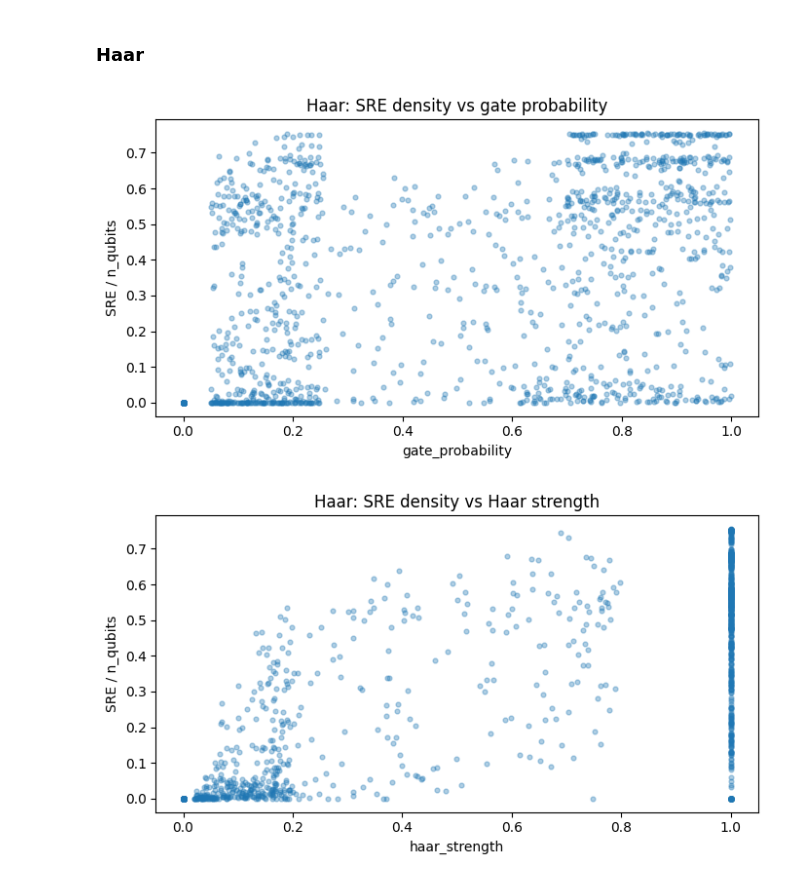
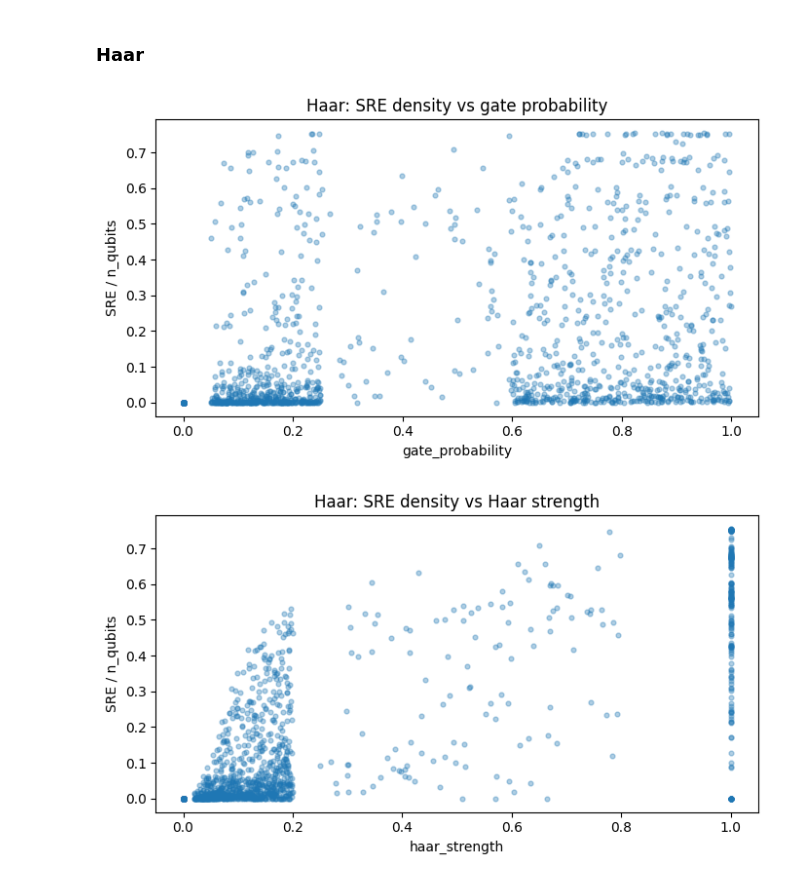
Before and after one commit to VicLambert/qml-quansistor-entropy, a Jupyter notebook: qqe/notebooks/SRE_distribution_2.ipynb, the cells around one changed output. Drawn from its saved outputs; the diff is of its cells as text; code cells hidden in the pictures.

```diff
--- a/qqe/notebooks/SRE_distribution_2.ipynb
+++ b/qqe/notebooks/SRE_distribution_2.ipynb
@@ -68,7 +53,7 @@ PROJECT_ROOT = Path().resolve().parent
 n_qubits = (4, 6, 8, 10)
 n_layers = (1, 2, 4, 8, 16, 40, 50, 80, 100)
 n_seeds = 50
-output_dir = "../outputs/data/SRE_distributions/22_06_2026_2"
+output_dir = "../outputs/data/SRE_distributions/25_06_2026"
 # %%
 def default_sampling_config() -> SamplingConfig:
     return SamplingConfig(
@@ -323,7 +351,7 @@ def plot_sre_ecdf(df: pd.DataFrame, family: str, density: bool = True):
 def add_sre_bins(df: pd.DataFrame) -> pd.DataFrame:
     df = df.copy()
 
-    bins = [-1e-12, 0.02, 0.05, 0.10, 0.20, 0.35, 0.50, 0.75, np.inf]
+    bins = [-1e-12, 1e-5, 0.05, 0.10, 0.20, 0.35, 0.50, 0.75, np.inf]
     labels = [
         "zero",
         "tiny",
@@ -387 +417,4 @@ print(df[["family", "n_qubits", "n_layers", "sre", "sre_density"]].head())
+# %%
+# df_qubits = df[df["n_qubits"] == 8].copy()
+df_qubits = df.copy()
 # %%
@@ -403,8 +436,8 @@ for family in sorted(df["family"].unique()):
 # %%
-df = add_sre_bins(df)
+df_qubits = add_sre_bins(df_qubits)
 
 coverage = (
-    df.groupby("family")["sre_bin"]
+    df_qubits.groupby("family")["sre_bin"]
       .value_counts(normalize=True)
       .rename("fraction")
       .reset_index()
@@ -592,7 +624,7 @@ def plot_haar_sre_controls(df):
     plt.tight_layout()
     plt.show()
 # %%
-plot_haar_sre_controls(df)
+plot_haar_sre_controls(df_qubits)
 # %% [output]
-[figure, old version]
+[figure, new version]
-[figure, old version]
+[figure, new version]
```
Also changed, not shown: parts of 11 cells of this notebook, 51 other files.
